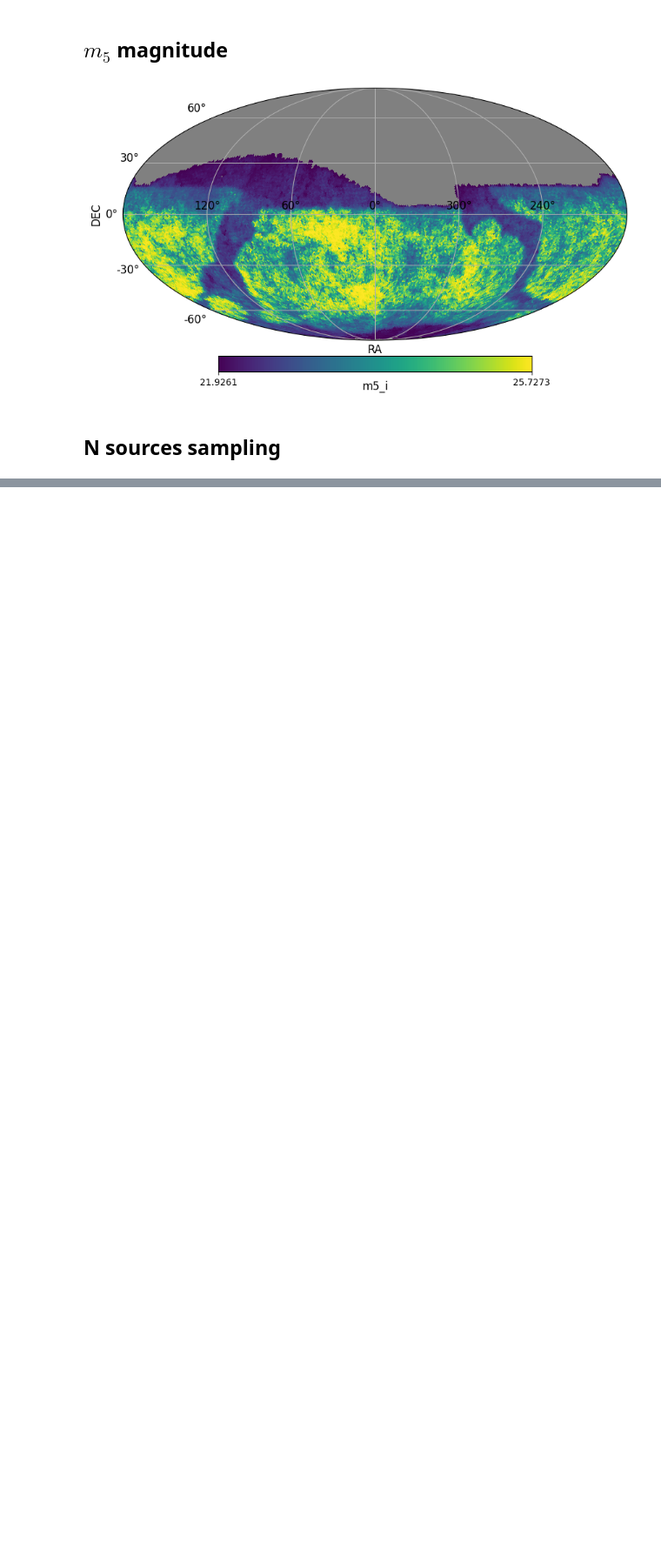
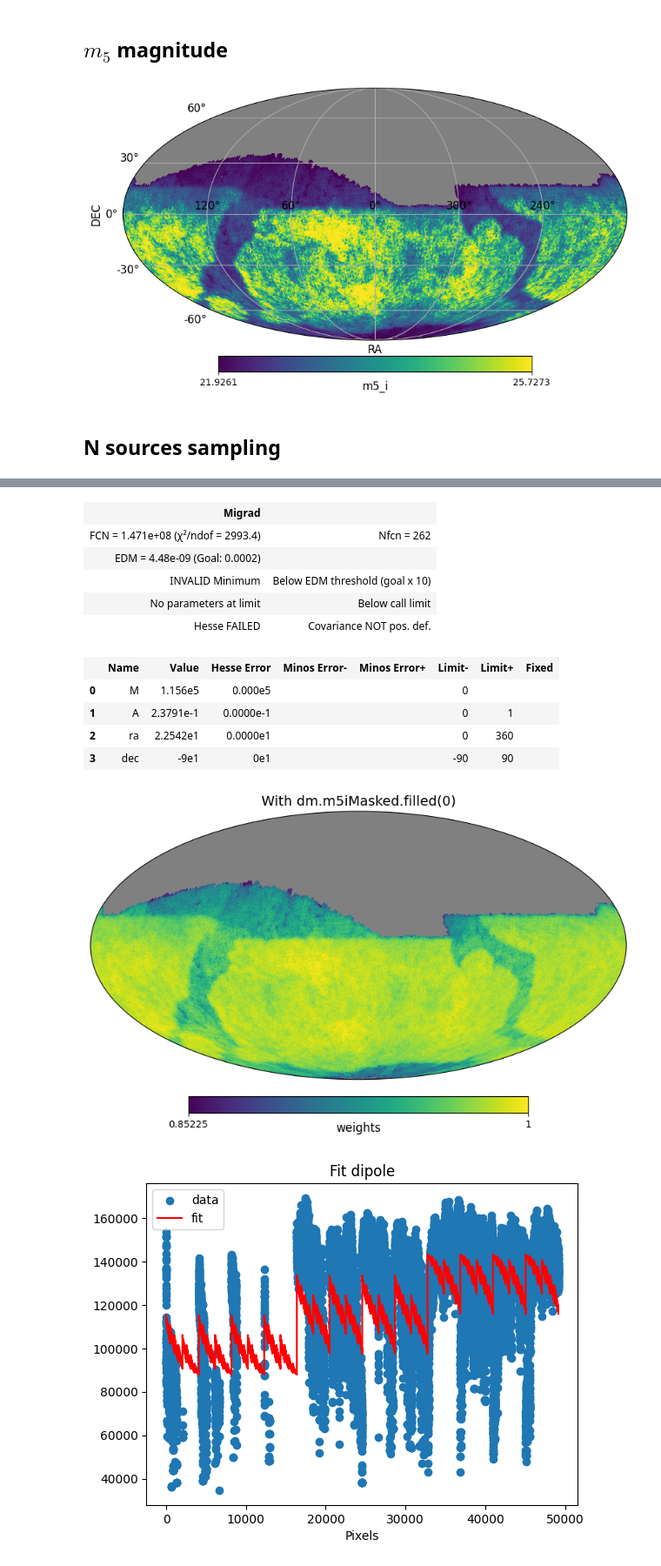
Before and after one commit to johannct/M2_Stage_Code, a Jupyter notebook: Simulation/Luminosity_Schechter.ipynb, the cells around one changed output, grey strips where cells are left out. Shown at 87% size. Saved outputs shown, nothing was run; the diff lists cells and outputs as text; code cells hidden in the pictures; blank space fills up the shorter version.

```diff
--- a/Simulation/Luminosity_Schechter.ipynb
+++ b/Simulation/Luminosity_Schechter.ipynb
@@ -293,0 +351,13 @@ MemoryError: Unable to allocate 45.8 GiB for an array with shape (49152, 1000000
+# %%
+map = NSource_px
+weights2 = renormalize(dm.m5iMasked.filled(0))
+weights2 = hp.ma(weights2)
+weights2.mask = dm.m5iMasked.mask
+hp.projview(weights2, nest=True, unit="weights", title= "With dm.m5iMasked.filled(0)");
+
+model = lambda map, M, A, ra, dec : apply_dipole_MD(map, M, A, ra, dec, nest=True, cut_masked=True, frame='icrs', contrast=False)
+init =  (1000, 1, 100, 40)
+names = ("M", "A", "ra", "dec")
+m = fit_dipole_err(model, map, init, names, bounds=([0, 0, 0, -90], [np.inf, 1, 360, 90]), weights=weights2)
+m
+# %% [output]
@@ -293,0 +365,13 @@ MemoryError: Unable to allocate 45.8 GiB for an array with shape (49152, 1000000
+| Migrad |  |
+| FCN = 1.471e+08 (χ²/ndof = 2993.4) | Nfcn = 262 |
+| EDM = 4.48e-09 (Goal: 0.0002) |  |
+| INVALID Minimum | Below EDM threshold (goal x 10) |
+| No parameters at limit | Below call limit |
+| Hesse FAILED | Covariance NOT pos. def. |
+|  | Name | Value | Hesse Error | Minos Error- | Minos Error+ | Limit- | Limit+ | Fixed |
+| 0 | M | 1.156e5 | 0.000e5 |  |  | 0 |  |  |
+| 1 | A | 2.3791e-1 | 0.0000e-1 |  |  | 0 | 1 |  |
+| 2 | ra | 2.2542e1 | 0.0000e1 |  |  | 0 | 360 |  |
+| 3 | dec | -9e1 | 0e1 |  |  | -90 | 90 |  |
+[figure, added]
+[figure, added]
```
Also changed, not shown: parts of 16 cells of this notebook, 2 other files.
